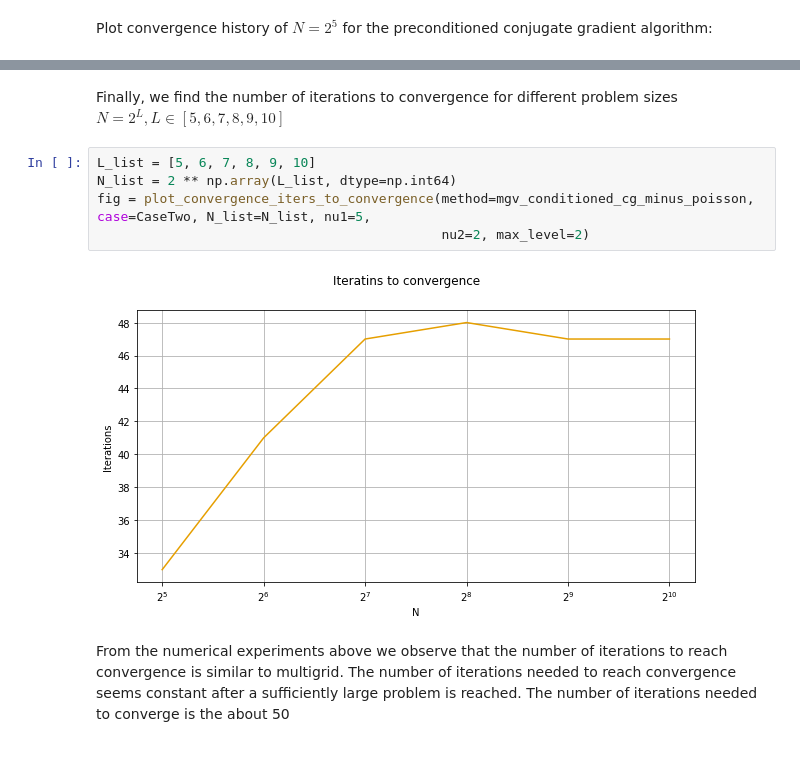
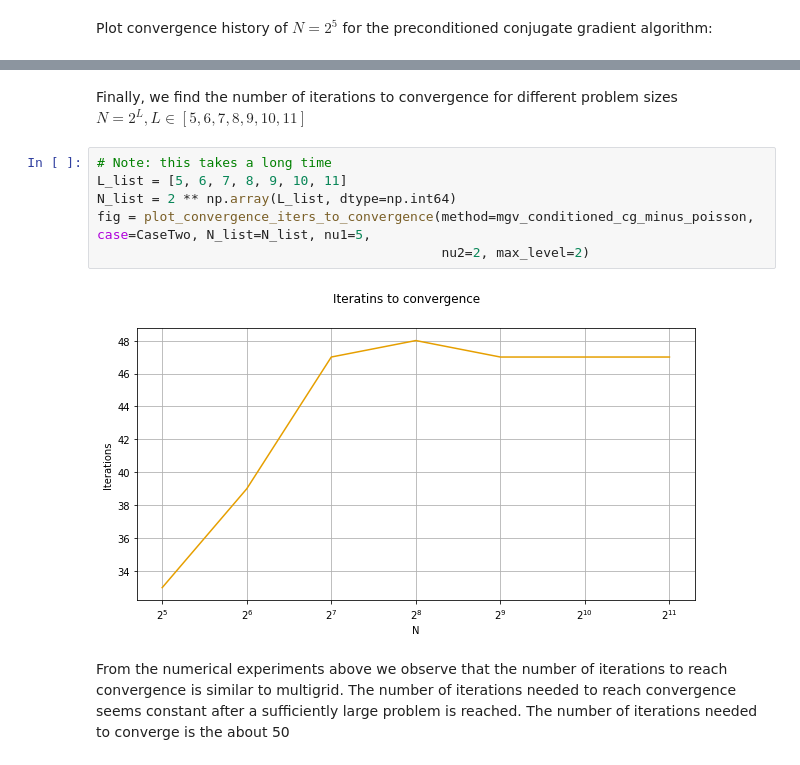
Before and after one commit to alexarntzen/num-linalg, a Jupyter notebook: report/project_part1.ipynb, the cells around one changed output, grey strips where cells are left out. Saved outputs shown, nothing was run; the diff lists cells and outputs as text.

```diff
--- a/report/project_part1.ipynb
+++ b/report/project_part1.ipynb
@@ -187,12 +187,13 @@ fig = plot_convergence(method=mgv_conditioned_cg_minus_poisson, title="Convergen
 # %% [markdown]
-Finally, we find the number of iterations to convergence for  different problem sizes $N=2^L, L \in [5,6,7,8,9,10]$
+Finally, we find the number of iterations to convergence for  different problem sizes $N=2^L, L \in [5,6,7,8,9,10,11]$
 # %%
-L_list = [5, 6, 7, 8, 9, 10]
+# Note: this takes a long time
+L_list = [5, 6, 7, 8, 9, 10, 11]
 N_list = 2 ** np.array(L_list, dtype=np.int64)
 fig = plot_convergence_iters_to_convergence(method=mgv_conditioned_cg_minus_poisson, case=CaseTwo, N_list=N_list, nu1=5,
                                             nu2=2, max_level=2)
 # %% [output]
-[figure, old version]
+[figure, new version]
 # %% [markdown]
 From the numerical experiments above we observe that the number of iterations to reach convergence is similar to multigrid.
 The number of iterations needed to reach convergence seems constant after a sufficiently large problem is reached.
```
Also changed, not shown: parts of 8 cells of this notebook, 3 other files.
